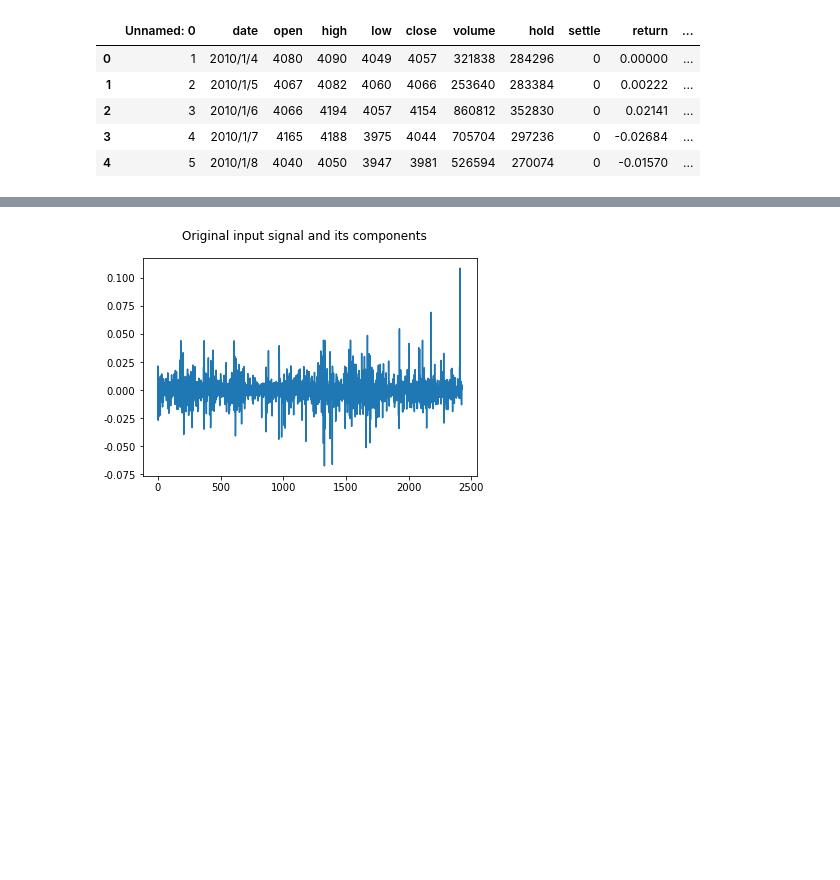
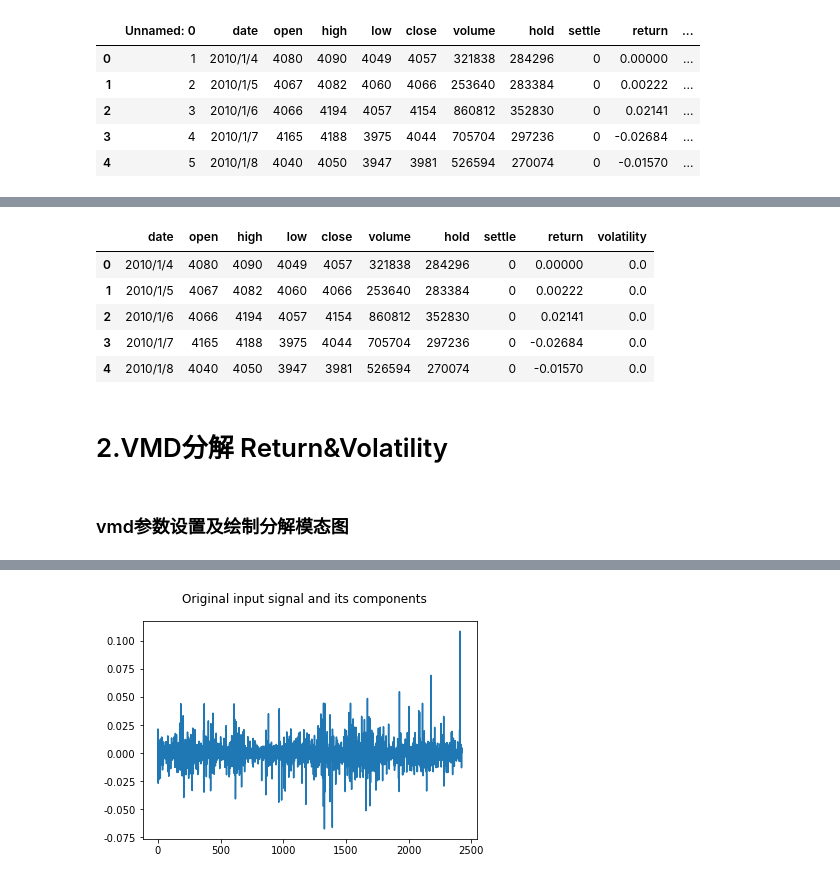
Before and after one commit to JAYING-L/forecast, a Jupyter notebook: VMD_Bilstm_A0.ipynb, the cells around one changed output, grey strips where cells are left out. Saved outputs shown, nothing was run; the diff lists cells and outputs as text; code cells hidden in the pictures; blank space fills up the shorter version.

```diff
--- a/VMD_Bilstm_A0.ipynb
+++ b/VMD_Bilstm_A0.ipynb
@@ -64,0 +23,16 @@ Text(0.5, 1.0, 'Decomposed modes of volatility')
+# %%
+#数据处理
+pd.to_datetime(Data.date)
+Data.drop(columns={'Unnamed: 0'},inplace=True)
+Data.head()
+# %% [output]
+|  | date | open | high | low | close | volume | hold | settle | return | volatility |
+| 0 | 2010/1/4 | 4080 | 4090 | 4049 | 4057 | 321838 | 284296 | 0 | 0.00000 | 0.0 |
+| 1 | 2010/1/5 | 4067 | 4082 | 4060 | 4066 | 253640 | 283384 | 0 | 0.00222 | 0.0 |
+| 2 | 2010/1/6 | 4066 | 4194 | 4057 | 4154 | 860812 | 352830 | 0 | 0.02141 | 0.0 |
+| 3 | 2010/1/7 | 4165 | 4188 | 3975 | 4044 | 705704 | 297236 | 0 | -0.02684 | 0.0 |
+| 4 | 2010/1/8 | 4040 | 4050 | 3947 | 3981 | 526594 | 270074 | 0 | -0.01570 | 0.0 |
+# %% [markdown]
+# 2.VMD分解 Return&Volatility
+# %% [markdown]
+### vmd参数设置及绘制分解模态图
```
Also changed, not shown: parts of 25 cells of this notebook.
